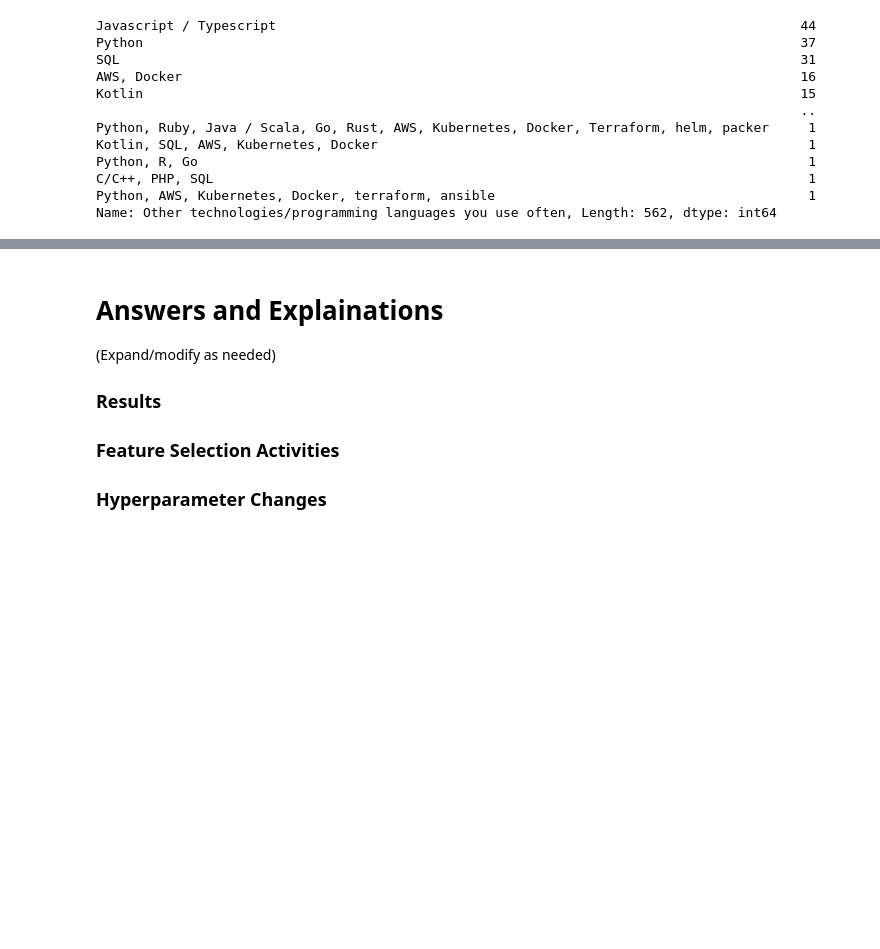
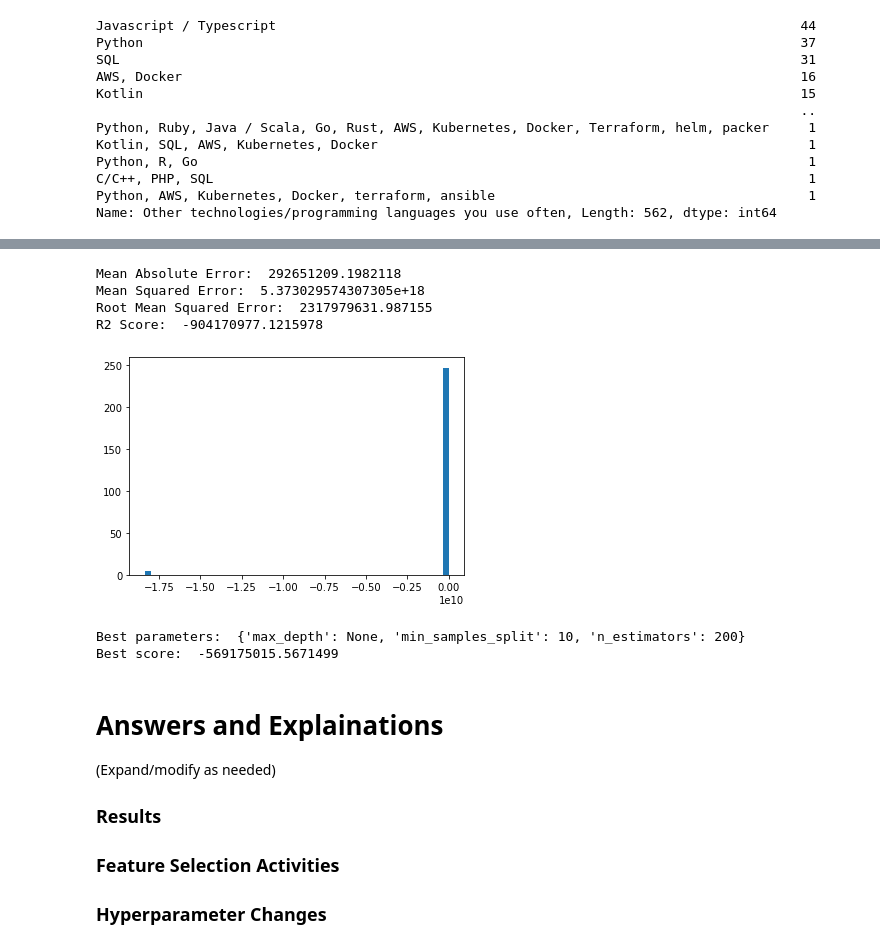
Before and after one commit to Asdukey/ItML_Asn_2_Students, a Jupyter notebook: assignment_2_start.ipynb, the cells around one changed output, grey strips where cells are left out. Drawn from its saved outputs; the diff is of its cells as text; code cells hidden in the pictures; blank space fills up the shorter version.

```diff
--- a/assignment_2_start.ipynb
+++ b/assignment_2_start.ipynb
@@ -115,0 +156,27 @@ df.head()
+# %%
+# Use the 'target' column as the target variable
+y = df["target"]
+# Drop the target variable from the DataFrame
+df.drop(["target"], axis=1, inplace=True)
+
+# Split the data into training and testing sets
+X_train, X_test, y_train, y_test = train_test_split(df, y, test_size=0.2, random_state=42)
+
+# Create a pipeline for the data processing and model fitting
+preprocessor = ColumnTransformer(
+    transformers=[
+        ('num', SimpleImputer(strategy='mean'), ['Age']),
+        ('cat', OneHotEncoder(), ['Gender'])
+    ])
+
+pipeline = Pipeline([
+    ('preprocessor', preprocessor),
+    ('scaler', MinMaxScaler())
+])
+
+# Fit the pipeline to the training data
+pipeline.fit(X_train)
+
+# Transform the training and testing data
+X_train_processed = pipeline.transform(X_train)
+X_test_processed = pipeline.transform(X_test)
@@ -116,3 +191,52 @@ df.head()
+# %%
+# Create the Random Forest Regressor
+regressor = RandomForestRegressor(n_estimators=100, random_state=42)
+
+# Fit the regressor to the processed training data
+regressor.fit(X_train_processed, y_train)
+
+# Make predictions on the processed testing data
+y_pred = regressor.predict(X_test_processed)
+# %%
+#Evaluate the performance of the model by computing its mean absolute error, mean squared error, and root mean squared error:
+from sklearn.metrics import mean_absolute_error, mean_squared_error, mean_squared_log_error, r2_score
+
+print("Mean Absolute Error: ", mean_absolute_error(y_test, y_pred))
+print("Mean Squared Error: ", mean_squared_error(y_test, y_pred))
+print("Root Mean Squared Error: ", np.sqrt(mean_squared_error(y_test, y_pred)))
+print("R2 Score: ", r2_score(y_test, y_pred))
+# %% [output]
+Mean Absolute Error:  292651209.1982118
+Mean Squared Error:  5.373029574307305e+18
+Root Mean Squared Error:  2317979631.987155
+R2 Score:  -904170977.1215978
+# %%
+#Plot the distribution of the residuals, which can help you diagnose the assumptions made by the model:
+import matplotlib.pyplot as plt
+
+residuals = y_test - y_pred
+plt.hist(residuals, bins=50)
+plt.show()
+# %% [output]
+[figure, added]
+# %%
+#Try hyperparameter tuning to improve the performance of the model:
+from sklearn.model_selection import GridSearchCV
+
+param_grid = {
+    'n_estimators': [50, 100, 200],
+    'max_depth': [None, 5, 10],
+    'min_samples_split': [2, 5, 10]
+}
+
+grid_search = GridSearchCV(regressor, param_grid, cv=5)
+grid_search.fit(X_train_processed, y_train)
+
+print("Best parameters: ", grid_search.best_params_)
+print("Best score: ", grid_search.best_score_)
+# %% [output]
+Best parameters:  {'max_depth': None, 'min_samples_split': 10, 'n_estimators': 200}
+Best score:  -569175015.5671499
 # %% [markdown]
 # Answers and Explainations
 (Expand/modify as needed)
```
Also changed, not shown: parts of 5 cells of this notebook, 1 other file.
